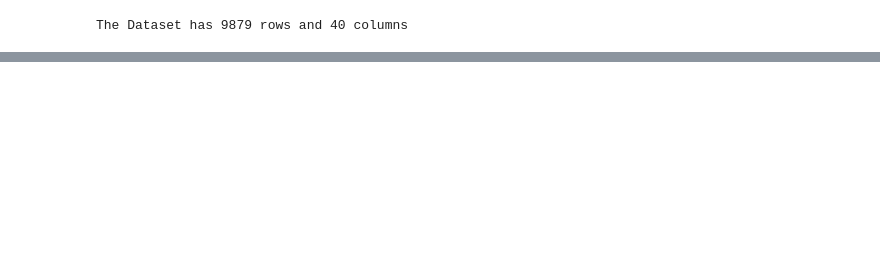
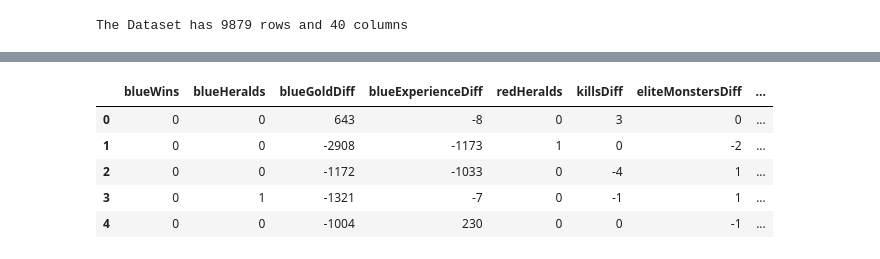
Before and after one commit to Chromathiccc/Colab_notebooks, a Jupyter notebook: LoL_first_10_min_CW.ipynb, the cells around one changed output, grey strips where cells are left out. Saved outputs shown, nothing was run; the diff lists cells and outputs as text; code cells hidden in the pictures; blank space fills up the shorter version.

```diff
--- a/LoL_first_10_min_CW.ipynb
+++ b/LoL_first_10_min_CW.ipynb
@@ -90 +84,18 @@ SyntaxError: ignored
+# %%
+df2['killsDiff'] = df2['blueKills'] - df2['redKills']
+df2['eliteMonstersDiff'] = df2['blueEliteMonsters'] - df2['redEliteMonsters']
+df2['dragonsDiff'] = df2['blueDragons'] - df2['redDragons']
+df2['firstBloodDiff'] = df2['blueFirstBlood'] - df2['redFirstBlood']
+df2['towersDiff'] = df2['blueTowersDestroyed'] - df2['redTowersDestroyed']
+
+df2.drop(['blueKills', 'redKills', 'blueEliteMonsters', 'redEliteMonsters', 'blueDragons', 'redDragons', 'blueFirstBlood', 'redFirstBlood', 'blueTowersDestroyed', 'redTowersDestroyed'], axis = 1, inplace = True)
+
+df2.head()
+# %% [output]
+|  | blueWins | blueHeralds | blueGoldDiff | blueExperienceDiff | redHeralds | killsDiff | eliteMonstersDiff | ... |
+| 0 | 0 | 0 | 643 | -8 | 0 | 3 | 0 | ... |
+| 1 | 0 | 0 | -2908 | -1173 | 1 | 0 | -2 | ... |
+| 2 | 0 | 0 | -1172 | -1033 | 0 | -4 | 1 | ... |
+| 3 | 0 | 1 | -1321 | -7 | 0 | -1 | 1 | ... |
+| 4 | 0 | 0 | -1004 | 230 | 0 | 0 | -1 | ... |
 # %%
```
Also changed, not shown: parts of 9 cells of this notebook.
